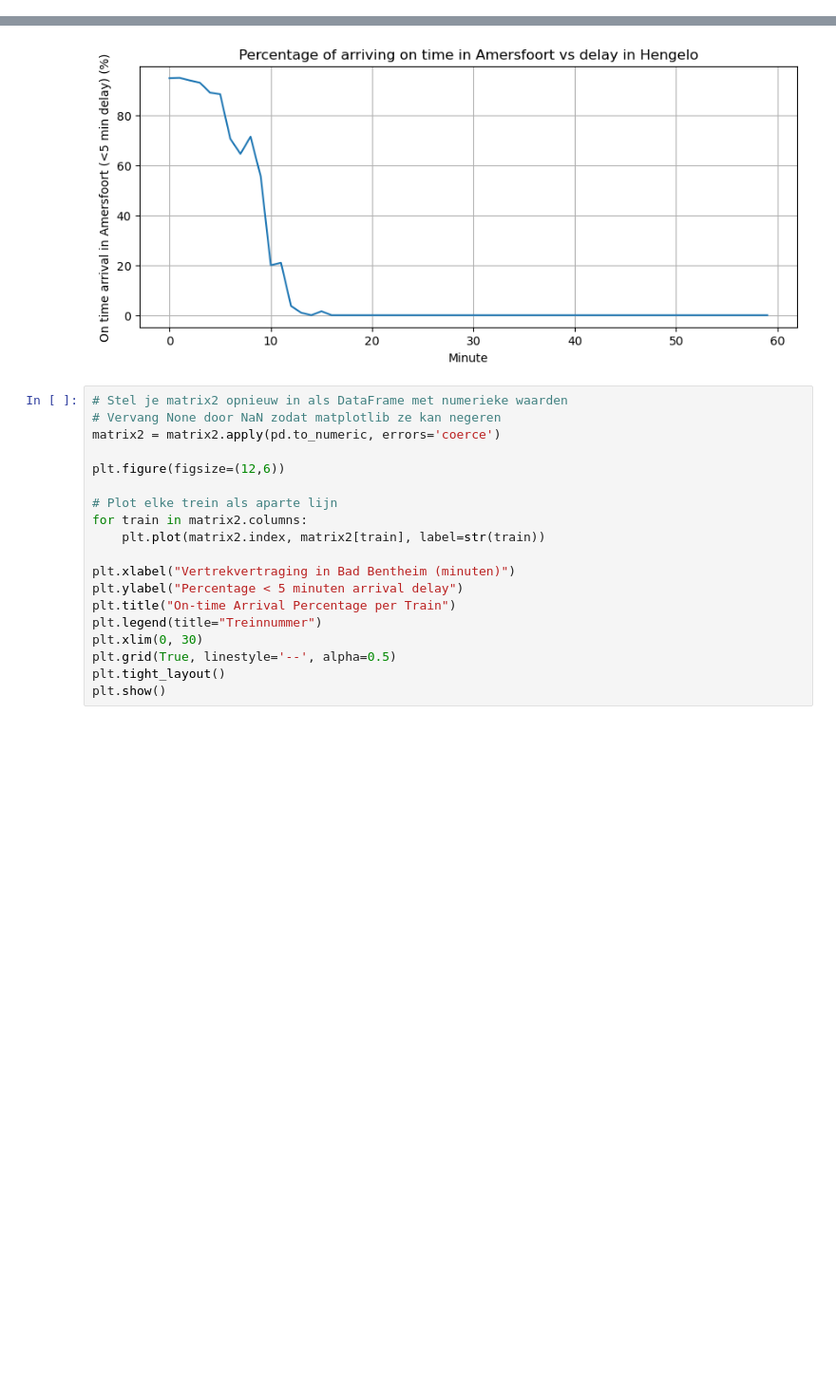
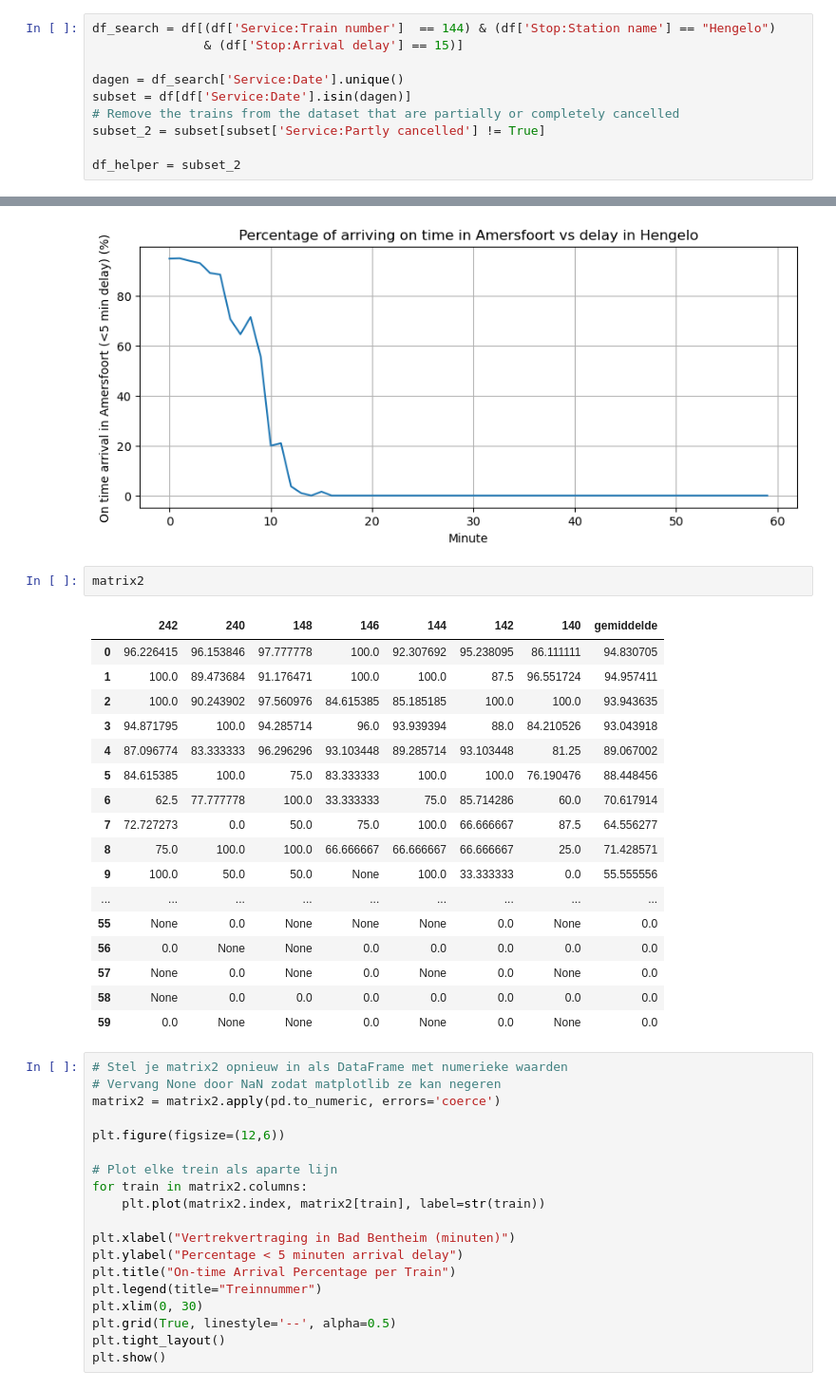
Before and after one commit to NielsvanderRijst/TIL5050-Delayed-ICE, a Jupyter notebook: data5.ipynb, the cells around one changed output, grey strips where cells are left out. Shown at 95% size. Cells and saved outputs as stored; diff of their text form; blank space fills up the shorter version.

```diff
--- a/data5.ipynb
+++ b/data5.ipynb
@@ -47,3 +47,13 @@ Data columns (total 20 columns):
  19  Stop:Actual platform          80493 non-null  object
 dtypes: bool(3), float64(2), int64(4), object(11)
 memory usage: 12.0+ MB
+# %%
+df_search = df[(df['Service:Train number']  == 144) & (df['Stop:Station name'] == "Hengelo")
+               & (df['Stop:Arrival delay'] == 15)]
+
+dagen = df_search['Service:Date'].unique()
+subset = df[df['Service:Date'].isin(dagen)]
+# Remove the trains from the dataset that are partially or completely cancelled
+subset_2 = subset[subset['Service:Partly cancelled'] != True]
+
+df_helper = subset_2
@@ -159,6 +171,26 @@ plt.grid(True)
 plt.show()
 # %% [output]
 [figure]
+# %%
+matrix2
+# %% [output]
+|  | 242 | 240 | 148 | 146 | 144 | 142 | 140 | gemiddelde |
+| 0 | 96.226415 | 96.153846 | 97.777778 | 100.0 | 92.307692 | 95.238095 | 86.111111 | 94.830705 |
+| 1 | 100.0 | 89.473684 | 91.176471 | 100.0 | 100.0 | 87.5 | 96.551724 | 94.957411 |
+| 2 | 100.0 | 90.243902 | 97.560976 | 84.615385 | 85.185185 | 100.0 | 100.0 | 93.943635 |
+| 3 | 94.871795 | 100.0 | 94.285714 | 96.0 | 93.939394 | 88.0 | 84.210526 | 93.043918 |
+| 4 | 87.096774 | 83.333333 | 96.296296 | 93.103448 | 89.285714 | 93.103448 | 81.25 | 89.067002 |
+| 5 | 84.615385 | 100.0 | 75.0 | 83.333333 | 100.0 | 100.0 | 76.190476 | 88.448456 |
+| 6 | 62.5 | 77.777778 | 100.0 | 33.333333 | 75.0 | 85.714286 | 60.0 | 70.617914 |
+| 7 | 72.727273 | 0.0 | 50.0 | 75.0 | 100.0 | 66.666667 | 87.5 | 64.556277 |
+| 8 | 75.0 | 100.0 | 100.0 | 66.666667 | 66.666667 | 66.666667 | 25.0 | 71.428571 |
+| 9 | 100.0 | 50.0 | 50.0 | None | 100.0 | 33.333333 | 0.0 | 55.555556 |
+| ... | ... | ... | ... | ... | ... | ... | ... | ... |
+| 55 | None | 0.0 | None | None | None | 0.0 | None | 0.0 |
+| 56 | 0.0 | None | None | 0.0 | 0.0 | 0.0 | 0.0 | 0.0 |
+| 57 | None | 0.0 | None | 0.0 | None | 0.0 | None | 0.0 |
+| 58 | None | 0.0 | 0.0 | 0.0 | 0.0 | 0.0 | 0.0 | 0.0 |
+| 59 | 0.0 | None | None | 0.0 | None | 0.0 | None | 0.0 |
 # %%
 # Stel je matrix2 opnieuw in als DataFrame met numerieke waarden
 # Vervang None door NaN zodat matplotlib ze kan negeren
```
Also changed, not shown: parts of 1 cell of this notebook, 2 other files.
